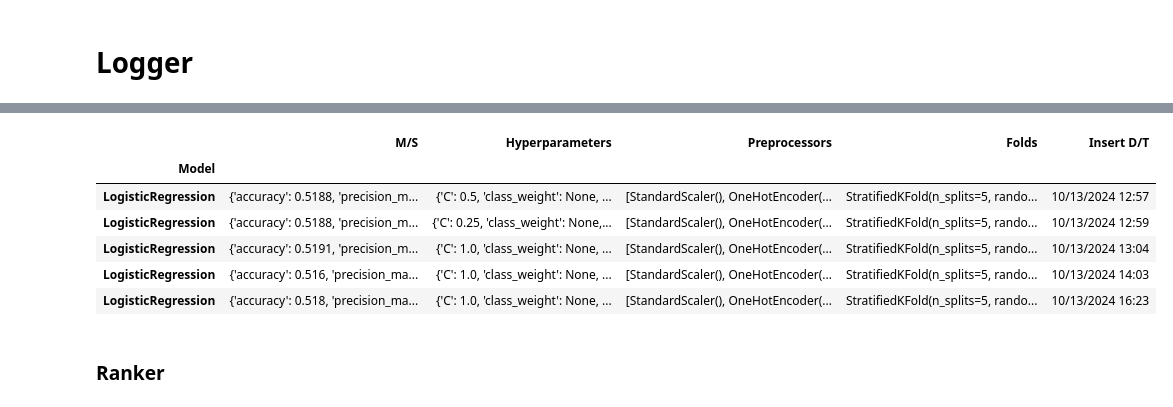
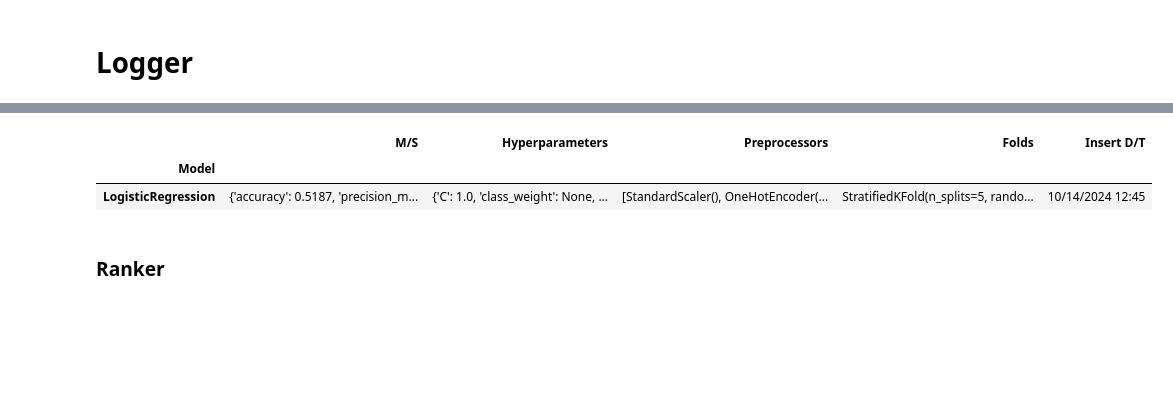
Before and after one commit to Spin8Cycle/diabHI, a Jupyter notebook: diabetes_health_indicator.ipynb, the cells around one changed output, grey strips where cells are left out. Cells and saved outputs as stored; diff of their text form; code cells hidden in the pictures; blank space fills up the shorter version.

```diff
--- a/diabetes_health_indicator.ipynb
+++ b/diabetes_health_indicator.ipynb
@@ -996,13 +996,9 @@ model_logger.excel_logger(data, 'dhi_models.xlsx')
 # %%
-existing_df = pd.read_excel('dhi_models.xlsx', sheet_name='Model Stats', engine='openpyxl', index_col=0)
+existing_df = pd.read_excel('dhi_model.xlsx', sheet_name='Model Stats', engine='openpyxl', index_col=0)
 existing_df
 # %% [output]
 |  | M/S | Hyperparameters | Preprocessors | Folds | Insert D/T |
 | Model |  |  |  |  |  |
-| LogisticRegression | {'accuracy': 0.5188, 'precision_m... | {'C': 0.5, 'class_weight': None, ... | [StandardScaler(), OneHotEncoder(... | StratifiedKFold(n_splits=5, rando... | 10/13/2024 12:57 |
-| LogisticRegression | {'accuracy': 0.5188, 'precision_m... | {'C': 0.25, 'class_weight': None,... | [StandardScaler(), OneHotEncoder(... | StratifiedKFold(n_splits=5, rando... | 10/13/2024 12:59 |
-| LogisticRegression | {'accuracy': 0.5191, 'precision_m... | {'C': 1.0, 'class_weight': None, ... | [StandardScaler(), OneHotEncoder(... | StratifiedKFold(n_splits=5, rando... | 10/13/2024 13:04 |
-| LogisticRegression | {'accuracy': 0.516, 'precision_ma... | {'C': 1.0, 'class_weight': None, ... | [StandardScaler(), OneHotEncoder(... | StratifiedKFold(n_splits=5, rando... | 10/13/2024 14:03 |
-| LogisticRegression | {'accuracy': 0.518, 'precision_ma... | {'C': 1.0, 'class_weight': None, ... | [StandardScaler(), OneHotEncoder(... | StratifiedKFold(n_splits=5, rando... | 10/13/2024 16:23 |
+| LogisticRegression | {'accuracy': 0.5187, 'precision_m... | {'C': 1.0, 'class_weight': None, ... | [StandardScaler(), OneHotEncoder(... | StratifiedKFold(n_splits=5, rando... | 10/14/2024 12:45 |
 # %% [markdown]
 ### Ranker
```
Also changed, not shown: parts of 25 cells of this notebook, 3 other files.
